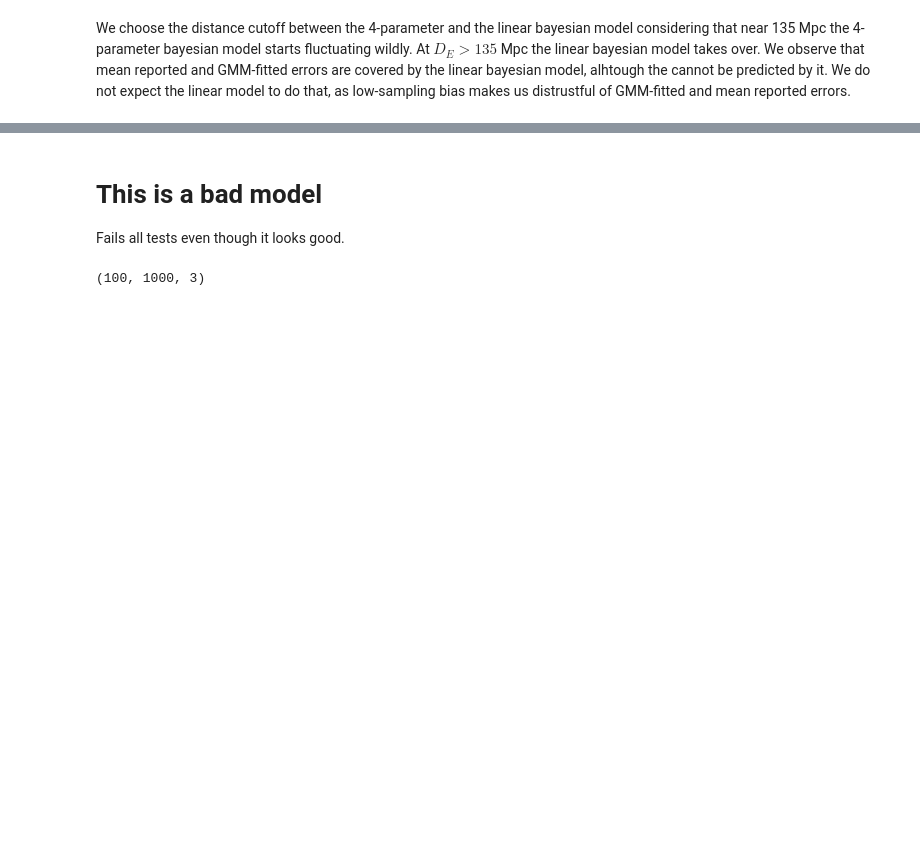
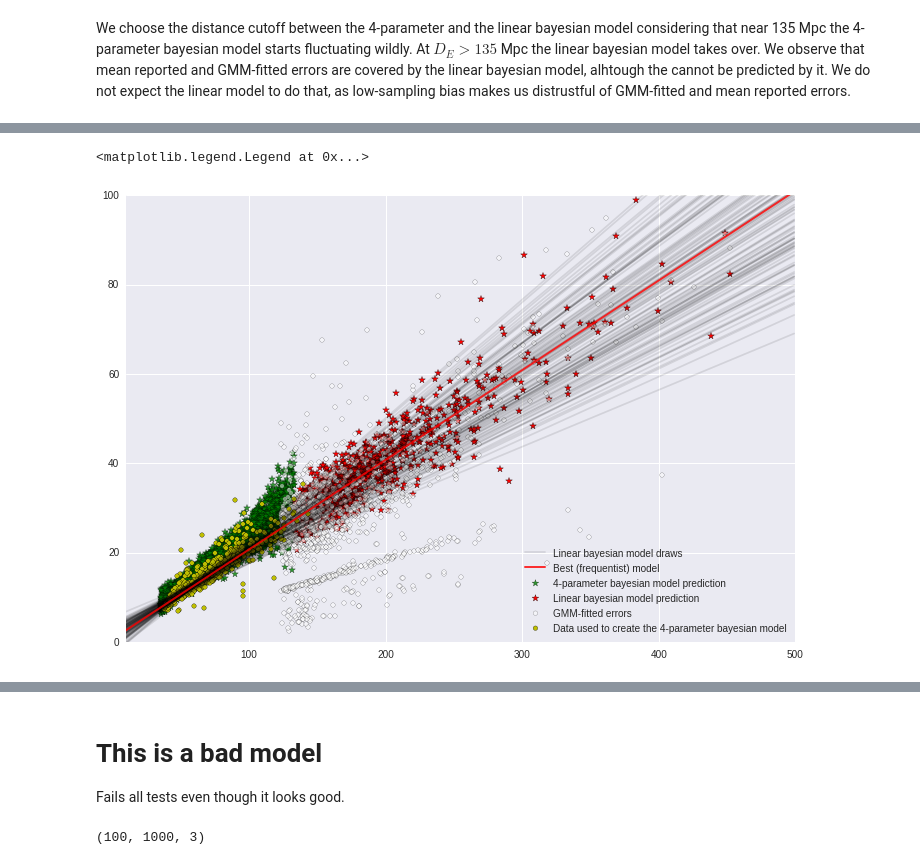
Before and after one commit to saint-germain/anisotropias, a Jupyter notebook: erroranalysis.ipynb, the cells around one changed output, grey strips where cells are left out. Drawn from its saved outputs; the diff is of its cells as text; code cells hidden in the pictures; blank space fills up the shorter version.

```diff
--- a/erroranalysis.ipynb
+++ b/erroranalysis.ipynb
@@ -729,0 +787,23 @@ plt.legend(loc="lower right")
+# %%
+plt.figure(figsize=(12,8))
+xl = np.arange(500)
+for m, b in samplesli[np.random.randint(len(samples), size=100)]:
+    plt.plot(xl, m*xl+b, color="k", alpha=0.1)
+plt.plot(xl, m*xl+b, color="k", alpha=0.1,label="Linear bayesian model draws")
+
+plt.plot(xl, meanestli[0]*xl+meanestli[1], color="r", lw=2, alpha=0.8,label="Best (frequentist) model")
+cutoff=x.max()-10
+plt.scatter(xx[xx<cutoff],yy_sim2[xx<cutoff],c='g',marker='*',alpha=0.8,s=50,label="4-parameter bayesian model prediction")
+AAA=samplesli[np.random.randint(len(samplesli), size=len(xx))]
+yy_siml=AAA[:,0]*xx+AAA[:,1]
+plt.scatter(xx[xx>cutoff],yy_siml[xx>cutoff],c='r',marker='*',alpha=1,s=50,label="Linear bayesian model prediction")
+#plt.scatter(xx[filter],err4mod[(err4mod[:,0]!=0)][:,2][filter],c='k',alpha=0.3)
+plt.scatter(xx[xx>cutoff-10],err4mod[(err4mod[:,0]!=0)][:,2][xx>cutoff-10],c='w',alpha=0.5,label="GMM-fitted errors")
+#plt.scatter(xx[xx>cutoff],err4mod[(err4mod[:,0]!=0)][:,6][xx>cutoff],c='c',alpha=0.2,label="Mean reported errors")
+plt.scatter(x,y,c='y',label="Data used to create the 4-parameter bayesian model")
+plt.xlim(10,500)
+plt.ylim(0,100)
+plt.legend(loc="lower right")
+# %% [output]
+<matplotlib.legend.Legend at 0x...>
+[figure, added]
```
Also changed, not shown: parts of 16 cells of this notebook.
